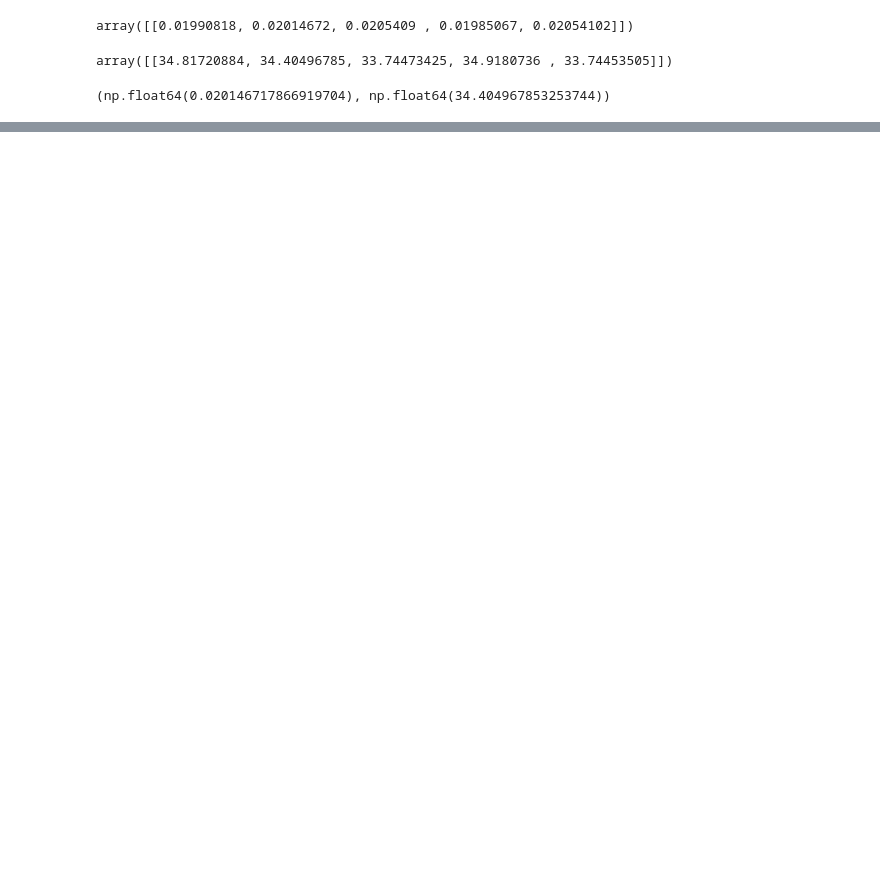
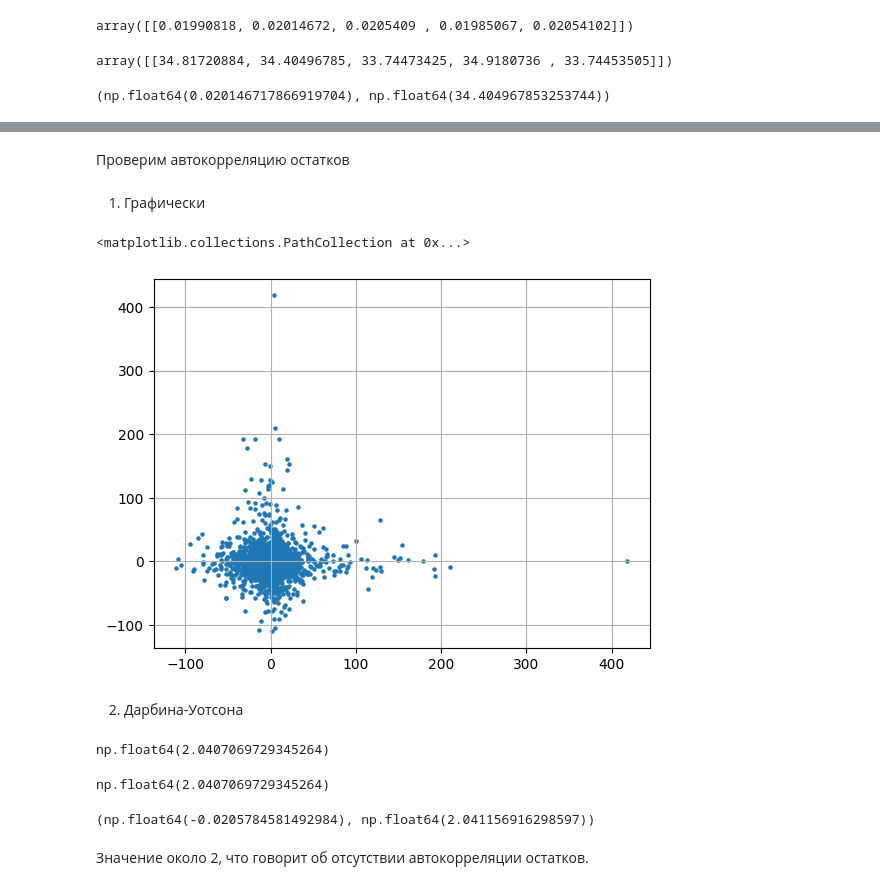
Before and after one commit to Dezzelshipc/CompMath2, a Jupyter notebook: math-statistics/prac4(2)/prac.ipynb, the cells around one changed output, grey strips where cells are left out. Saved outputs shown, nothing was run; the diff lists cells and outputs as text; code cells hidden in the pictures; blank space fills up the shorter version.

Commit message:
stats2-prac3

```diff
--- a/math-statistics/prac4(2)/prac.ipynb
+++ b/math-statistics/prac4(2)/prac.ipynb
@@ -609,0 +721,3 @@ np.median(r), np.median(T)
+# %%
+flats_x = np.concat([flats_x0[:, :-1], flats_codes.to_numpy().astype(int)[:, 1:]], axis=-1)
+flats_x
@@ -609,0 +732,3 @@ np.median(r), np.median(T)
+# %%
+flats_features = np.concat([flats_features0[:-1], [f"code{i}" for i in range(2, 9)]])
+flats_features
@@ -609,0 +744,2 @@ np.median(r), np.median(T)
+# %%
+flats_b = lm(flats_x, flats_y, verbose=5, _x_names=flats_features)
@@ -609,0 +998,32 @@ np.median(r), np.median(T)
+# %%
+flats_e = (flats_y - flats_x @ flats_b)
+# %% [markdown]
+Проверим автокорреляцию остатков
+# %% [markdown]
+1. Графически
+# %%
+plt.grid()
+plt.scatter(flats_e[:-1], flats_e[1:], s=5)
+# %% [output]
+<matplotlib.collections.PathCollection at 0x...>
+[figure, added]
+# %% [markdown]
+2. Дарбина-Уотсона
+# %%
+DW = ((flats_e[:-1] - flats_e[1:])**2).sum() / (flats_e**2).sum()
+DW
+# %% [output]
+np.float64(2.0407069729345264)
+# %%
+from statsmodels.stats.stattools import durbin_watson
+
+durbin_watson(flats_e)
+# %% [output]
+np.float64(2.0407069729345264)
+# %%
+r = (flats_e[:-1] * flats_e[1:]).sum() / np.sqrt( (flats_e[:-1]**2).sum() * (flats_e[1:]**2).sum() )
+r, 2*(1-r)
+# %% [output]
+(np.float64(-0.0205784581492984), np.float64(2.041156916298597))
+# %% [markdown]
+Значение около 2, что говорит об отсутствии автокорреляции остатков.
```
Also changed, not shown: parts of 32 cells of this notebook, 1 other file.
